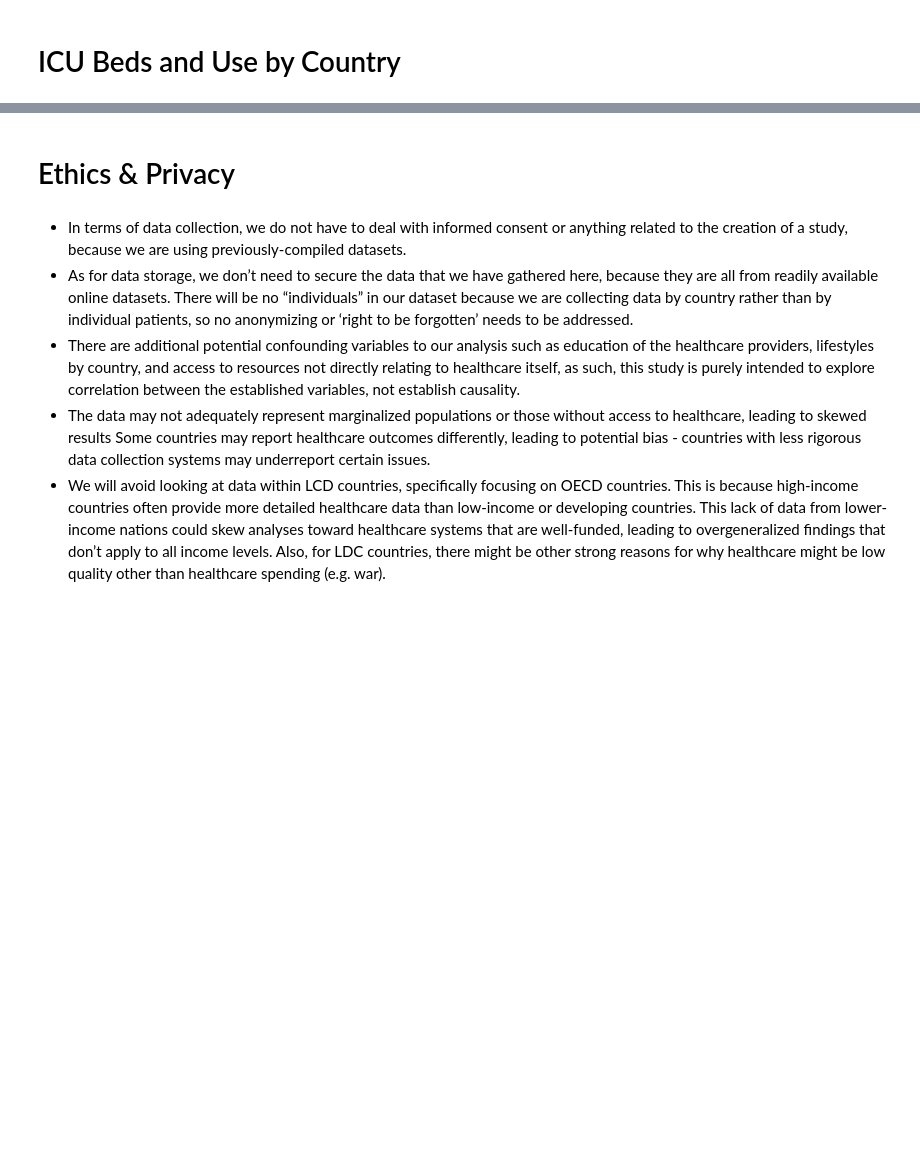
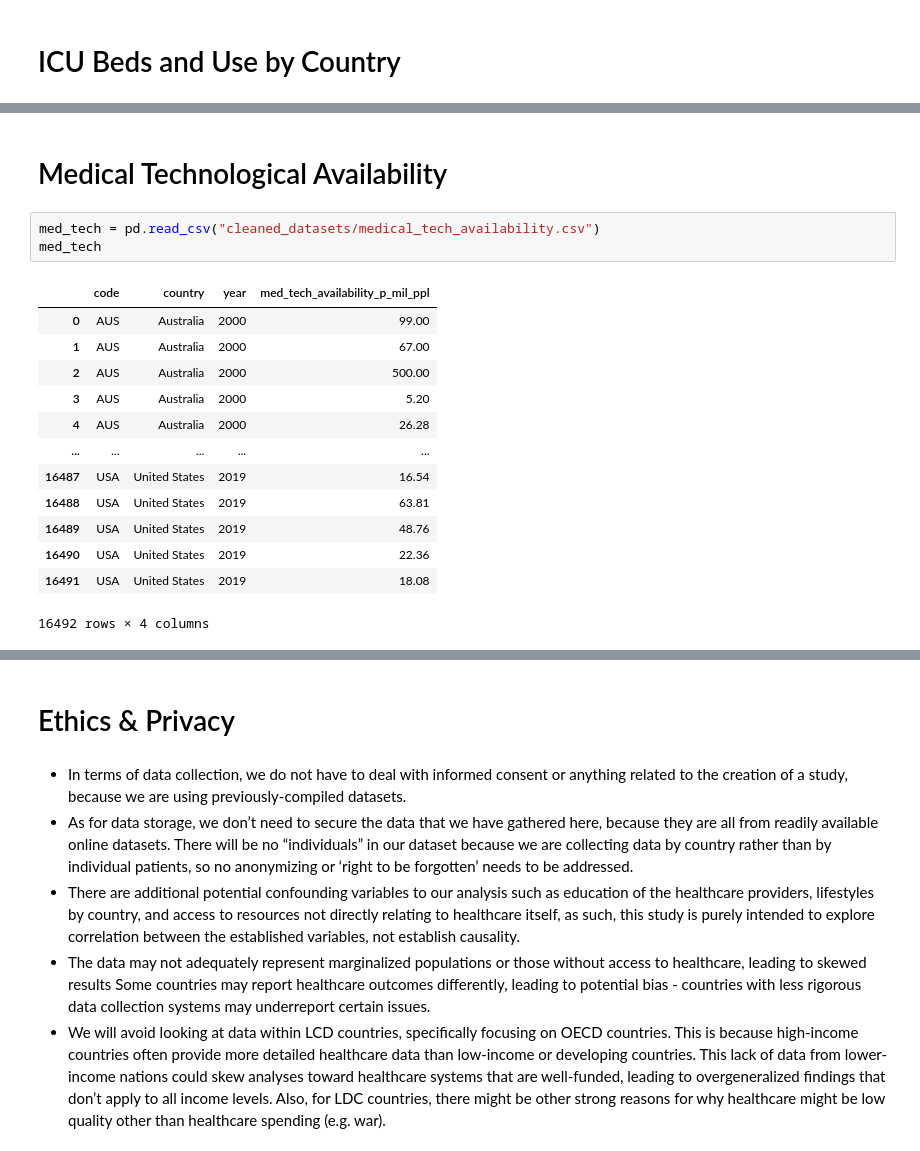
Before and after one commit to AishaWolff/data_science_research_project, a Jupyter notebook: DataCheckpoint_Group063-FA24.ipynb, the cells around one changed output, grey strips where cells are left out. Cells and saved outputs as stored; diff of their text form; blank space fills up the shorter version.

```diff
--- a/DataCheckpoint_Group063-FA24.ipynb
+++ b/DataCheckpoint_Group063-FA24.ipynb
@@ -216,0 +234,19 @@ icu_beds
+# %% [markdown]
+# Medical Technological Availability
+# %%
+med_tech = pd.read_csv("cleaned_datasets/medical_tech_availability.csv")
+med_tech
+# %% [output]
+|  | code | country | year | med_tech_availability_p_mil_ppl |
+| 0 | AUS | Australia | 2000 | 99.00 |
+| 1 | AUS | Australia | 2000 | 67.00 |
+| 2 | AUS | Australia | 2000 | 500.00 |
+| 3 | AUS | Australia | 2000 | 5.20 |
+| 4 | AUS | Australia | 2000 | 26.28 |
+| ... | ... | ... | ... | ... |
+| 16487 | USA | United States | 2019 | 16.54 |
+| 16488 | USA | United States | 2019 | 63.81 |
+| 16489 | USA | United States | 2019 | 48.76 |
+| 16490 | USA | United States | 2019 | 22.36 |
+| 16491 | USA | United States | 2019 | 18.08 |
+16492 rows × 4 columns
```
Also changed, not shown: parts of 11 cells of this notebook.
